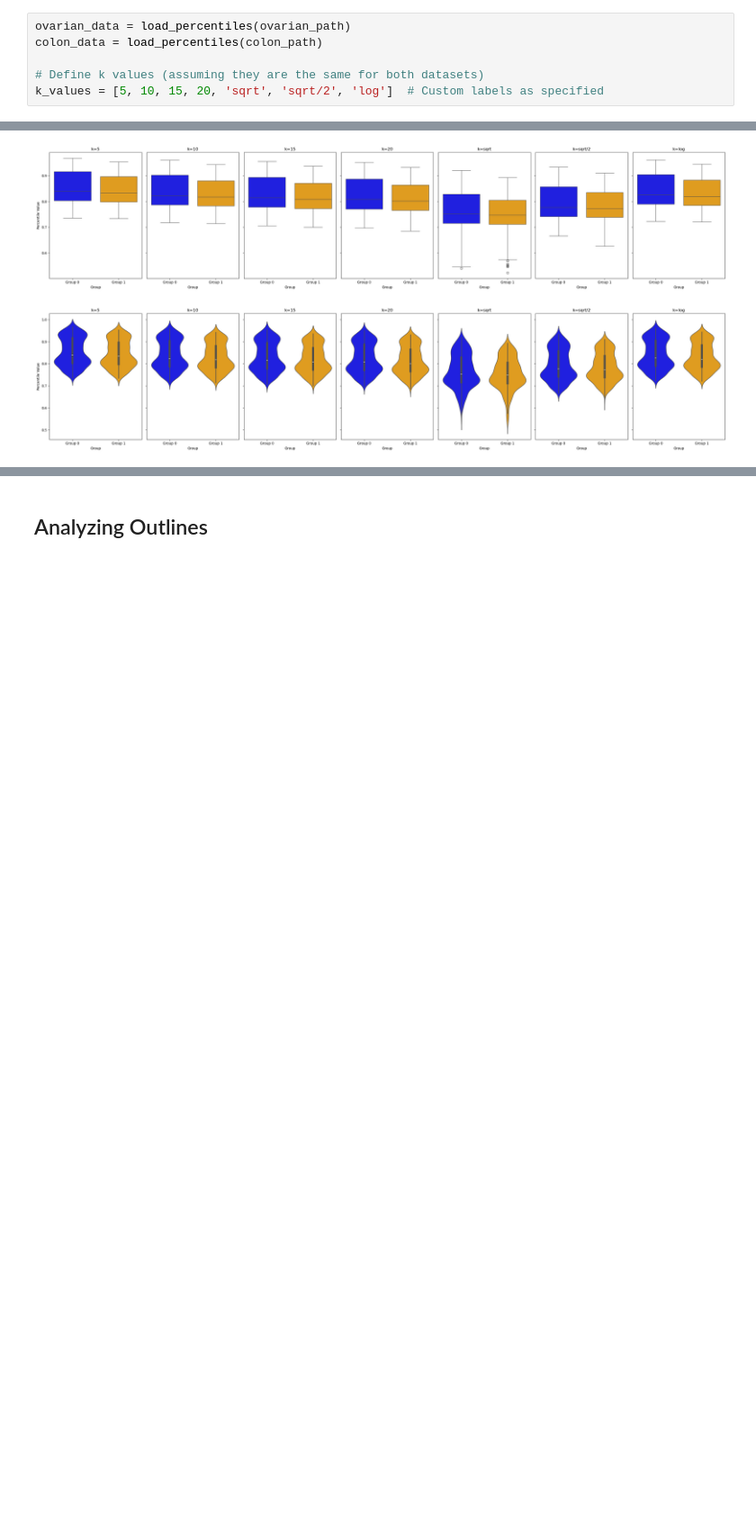
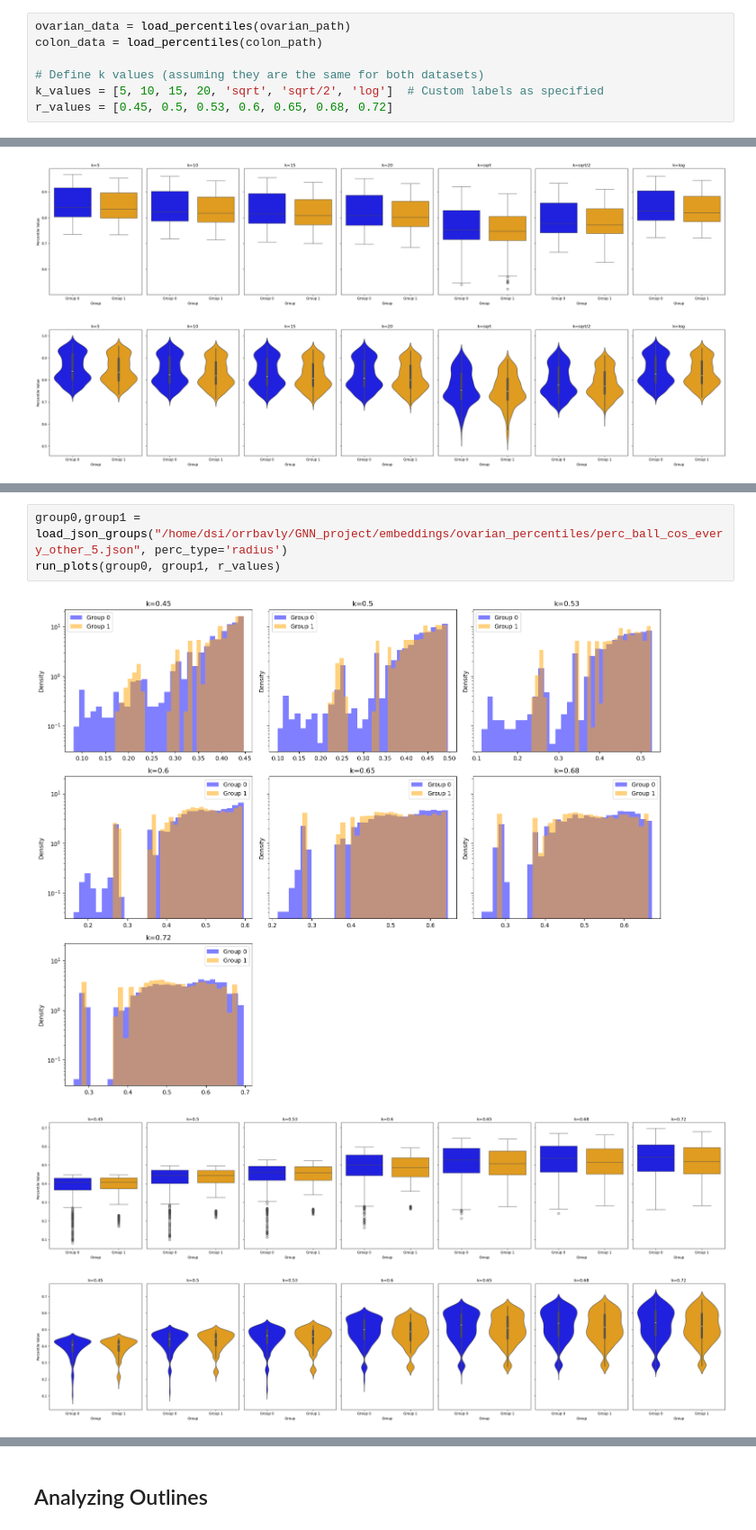
Before and after one commit to OrrBav/GNN_project, a Jupyter notebook: percentile_eda.ipynb, the cells around one changed output, grey strips where cells are left out. Shown at 90% size. Drawn from its saved outputs; the diff is of its cells as text; blank space fills up the shorter version.

```diff
--- a/percentile_eda.ipynb
+++ b/percentile_eda.ipynb
@@ -1451,6 +1812,7 @@ colon_data = load_percentiles(colon_path)
 
 # Define k values (assuming they are the same for both datasets)
 k_values = [5, 10, 15, 20, 'sqrt', 'sqrt/2', 'log']  # Custom labels as specified
+r_values = [0.45, 0.5, 0.53, 0.6, 0.65, 0.68, 0.72]
 # %%
 # Plot percentiles for ovarian dataset
 plot_percentiles(ovarian_data, "Ovarian", k_values)
@@ -1491,0 +1842,7 @@ run_plots(group0, group1, k_values)
+# %%
+group0,group1 = load_json_groups("/home/dsi/orrbavly/GNN_project/embeddings/ovarian_percentiles/perc_ball_cos_every_other_5.json", perc_type='radius')
+run_plots(group0, group1, r_values)
+# %% [output]
+[figure, added]
+[figure, added]
+[figure, added]
```
Also changed, not shown: parts of 138 cells of this notebook, 18 other files.
